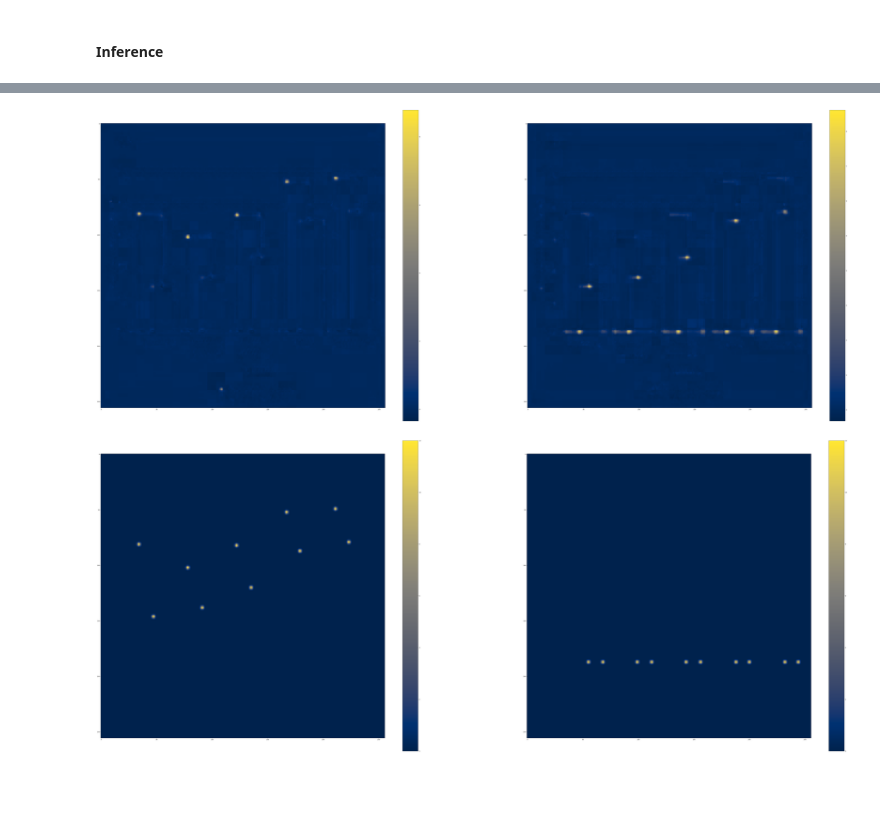
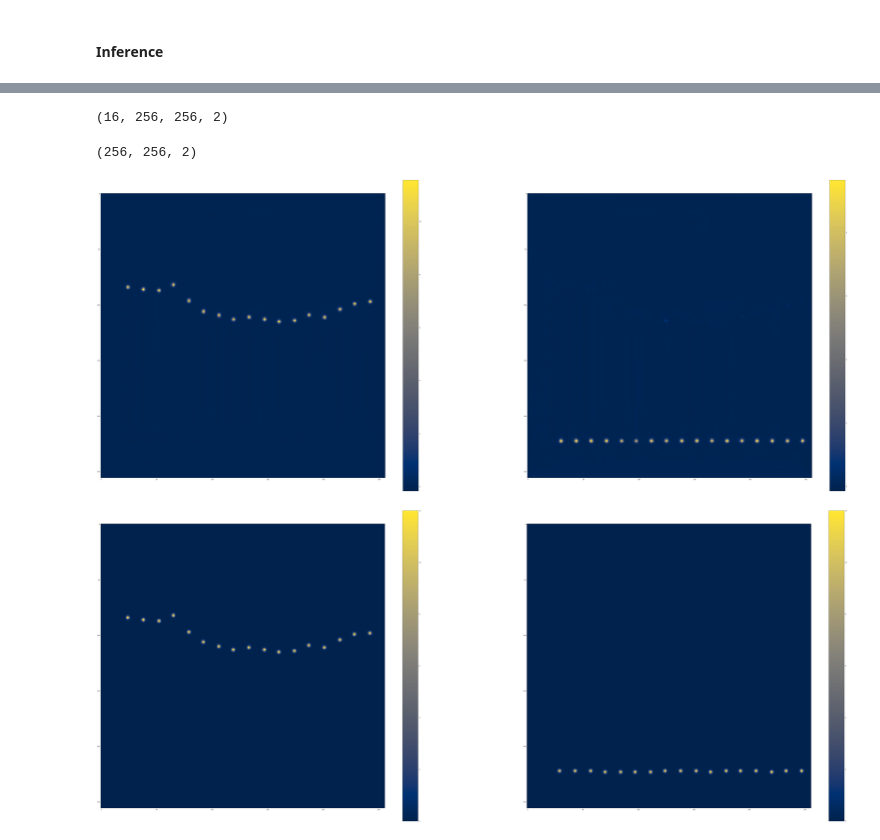
Before and after one commit to prashalruchiranga/Chart-Recognition, a Jupyter notebook: chart recognition.ipynb, the cells around one changed output, grey strips where cells are left out. Cells and saved outputs as stored; diff of their text form; code cells hidden in the pictures; blank space fills up the shorter version.

```diff
--- a/chart recognition.ipynb
+++ b/chart recognition.ipynb
@@ -256,9 +241,9 @@ Model: "stacked_hourglass"
 #### Inference
 # %%
 from tensorflow.keras.models import load_model
-stacked_hourglass = load_model('SavedModels/key-point-detector-2.keras')
+stacked_hourglass = load_model('SavedModels/key-point-detector-epoch-1.keras')
 # %%
-paths = [os.path.join(TRAIN_PATH_BAR, image['file_name']) for image in train_images[0:16]]
+paths = [os.path.join(TRAIN_PATH_BAR, image['file_name']) for image in train_images[100000:100016]]
 X = np.array([cv2.resize(cv2.cvtColor(cv2.imread(path), cv2.COLOR_BGR2RGB), OUTPUT_SHAPE) for path in paths])
 # %%
 predictions = stacked_hourglass.predict(X)
@@ -268,17 +257,25 @@ WARNING:tensorflow:5 out of the last 11 calls to <function TensorFlowTrainer.mak
+# %%
+predictions.shape
+# %% [output]
+(16, 256, 256, 2)
+# %%
+predictions[index].shape
+# %% [output]
+(256, 256, 2)
 # %%
-index = 4
-predicted_heatmap = predictions[0][index]
+index = 15
+predicted_heatmap = predictions[index]
 fig, axes = plt.subplots(1, 2, figsize=(100, 100))
 img1 = axes[0].imshow(tf.transpose(predicted_heatmap, perm=[2, 0, 1])[0], cmap='cividis',interpolation='nearest')
 img2 = axes[1].imshow(tf.transpose(predicted_heatmap, perm=[2, 0, 1])[1], cmap='cividis',interpolation='nearest')
 fig.colorbar(img1, ax=axes[0], shrink=0.4)
 fig.colorbar(img2, ax=axes[1], shrink=0.4)
 plt.show()
 # %% [output]
-[figure, old version]
+[figure, new version]
 # %%
 # load two batches of train heatmaps
-heatmaps = sorted(glob(pathname='*.npz', root_dir=TRAIN_HEATMAPS_PATH))[0:2]
+heatmaps = sorted(glob(pathname='*.npz', root_dir=TRAIN_HEATMAPS_PATH))[12500:12502]
 train_heatmaps = [os.path.join(TRAIN_HEATMAPS_PATH, item) for item in heatmaps]
 train_heatmaps = np.concatenate([np.load(heatmap)['batch'] for heatmap in train_heatmaps], axis=0)
 heatmap = train_heatmaps[index]
@@ -289,4 +286,4 @@ fig.colorbar(img1, ax=axes[0], shrink=0.4)
 fig.colorbar(img2, ax=axes[1], shrink=0.4)
 plt.show()
 # %% [output]
-[figure, old version]
+[figure, new version]
```
Also changed, not shown: parts of 21 cells of this notebook, 3 other files.
